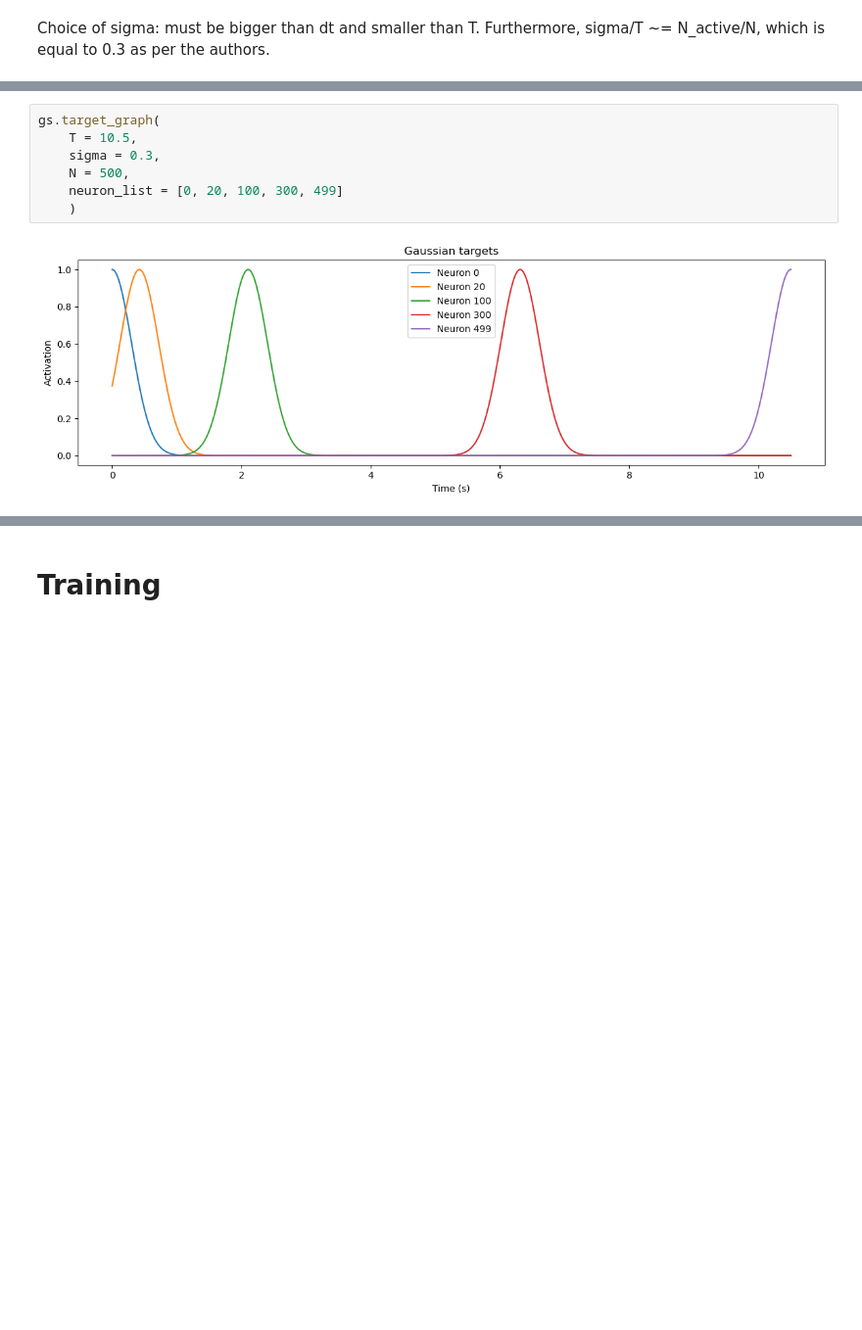
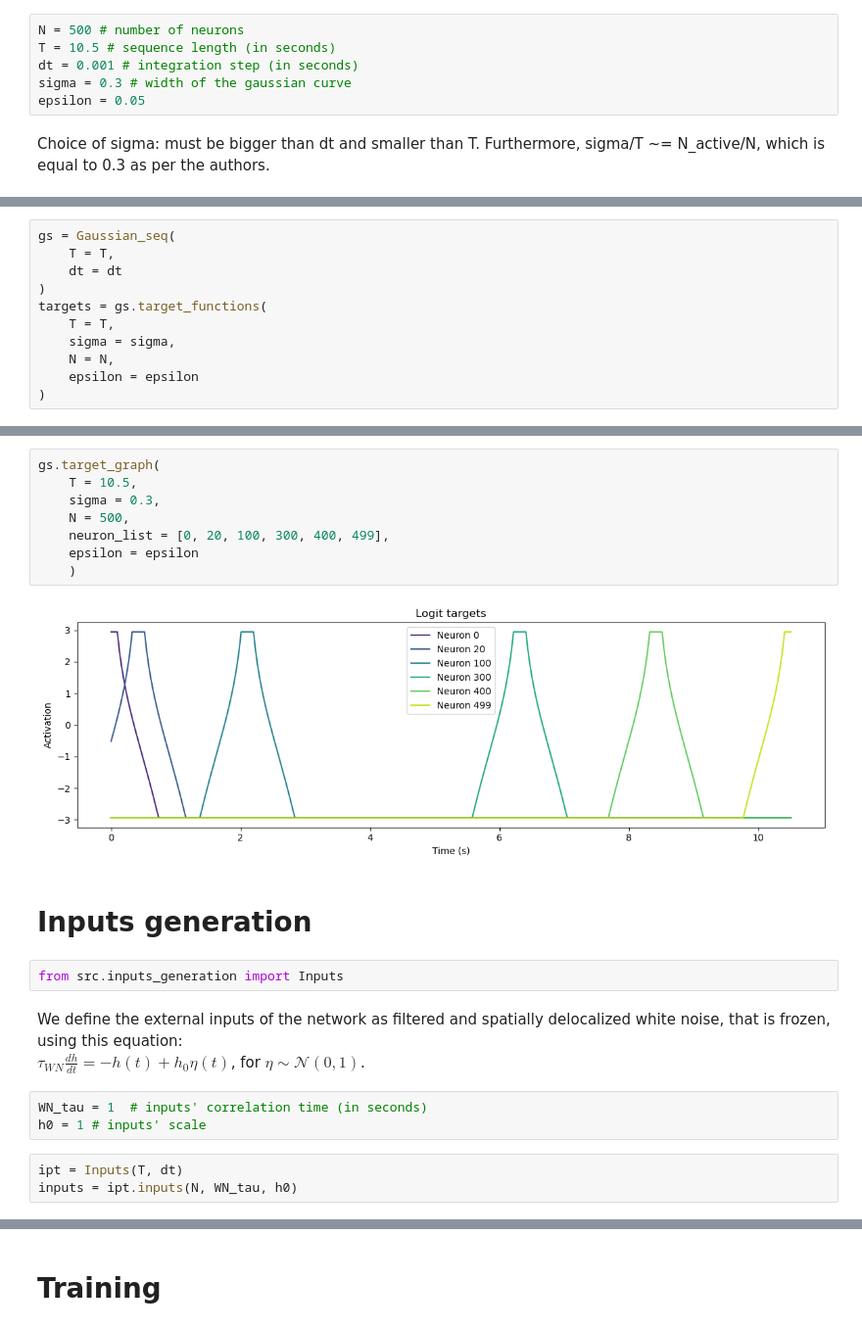
Before and after one commit to JohanneBohn/Reproducing-neural-sequences-with-Partial-In-Network-Training, a Jupyter notebook: main.ipynb, the cells around one changed output, grey strips where cells are left out. Shown at 98% size. Cells and saved outputs as stored; diff of their text form; blank space fills up the shorter version.

Commit message:
target generation, input generation, training & evaluation

```diff
--- a/main.ipynb
+++ b/main.ipynb
@@ -15,2 +5,8 @@ targets = gs.target_functions(
+# %%
+N = 500 # number of neurons
+T = 10.5 # sequence length (in seconds)
+dt = 0.001 # integration step (in seconds)
+sigma = 0.3 # width of the gaussian curve
+epsilon = 0.05
 # %% [markdown]
 Choice of sigma: must be bigger than dt and smaller than T. Furthermore, sigma/T ~= N_active/N, which is equal to 0.3 as per the authors.
@@ -21,0 +13,11 @@ print(targets.shape)
+# %%
+gs = Gaussian_seq(
+    T = T,
+    dt = dt
+)
+targets = gs.target_functions(
+    T = T,
+    sigma = sigma,
+    N = N,
+    epsilon = epsilon
+)
@@ -22,9 +33,24 @@ print(targets.shape)
 # %%
 gs.target_graph(
     T = 10.5,
     sigma = 0.3,
     N = 500,
-    neuron_list = [0, 20, 100, 300, 499]
+    neuron_list = [0, 20, 100, 300, 400, 499],
+    epsilon = epsilon
     )
 # %% [output]
-[figure, old version]
+[figure, new version]
+# %% [markdown]
+# Inputs generation
+# %%
+from src.inputs_generation import Inputs
+# %% [markdown]
+We define the external inputs of the network as filtered and spatially delocalized white noise, that is frozen, using this equation: \
+$\tau_{WN} \displaystyle\frac{dh}{dt} = -h(t) + h_0 \eta (t)$,
+for $\eta \sim \mathcal{N}(0, 1)$.
+# %%
+WN_tau = 1  # inputs' correlation time (in seconds)
+h0 = 1 # inputs' scale
+# %%
+ipt = Inputs(T, dt)
+inputs = ipt.inputs(N, WN_tau, h0)
```
Also changed, not shown: parts of 18 cells of this notebook, 4 other files.
